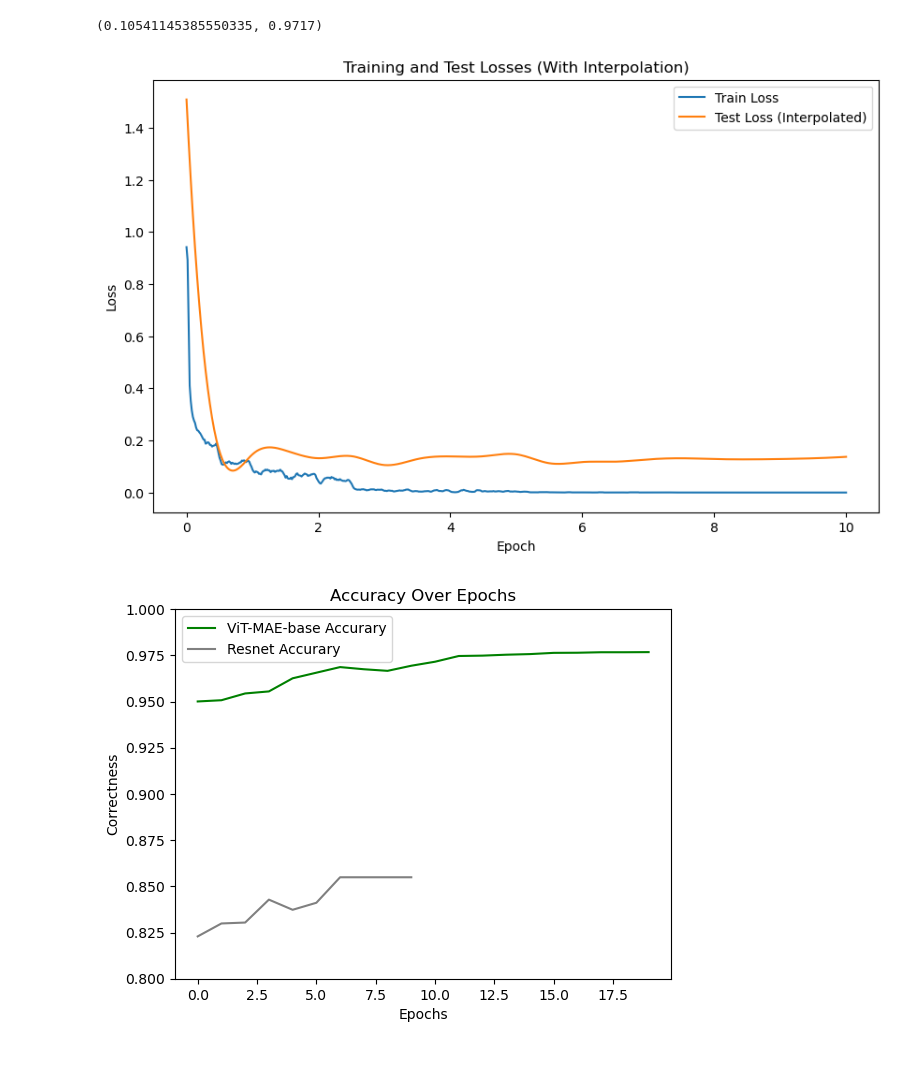
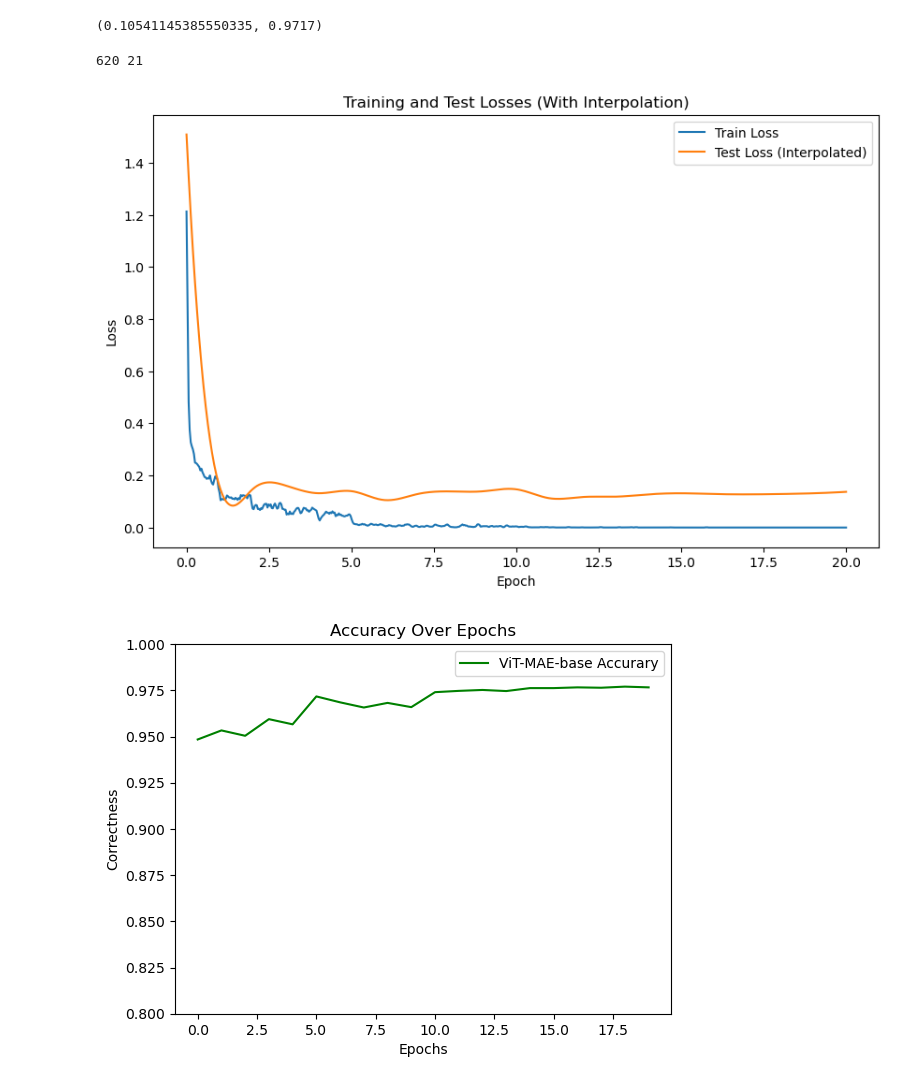
Before and after one commit to JiachenYuan/UIUC-cs543-final-project, a Jupyter notebook: vit_classification_e2e/playground.ipynb, the cells around one changed output. Saved outputs shown, nothing was run; the diff lists cells and outputs as text; code cells hidden in the pictures.

```diff
--- a/vit_classification_e2e/playground.ipynb
+++ b/vit_classification_e2e/playground.ipynb
@@ -242,6 +244,10 @@ model.to(device)
 evaluate_model(testloader)
 # %% [output]
 (0.10541145385550335, 0.9717)
+# %%
+print(len(train_losses), len(test_losses))
+# %% [output]
+620 21
 # %%
 from scipy.interpolate import interp1d
 from scipy.ndimage import uniform_filter1d
@@ -250,13 +256,13 @@ train_losses = np.load('train_losses.npy')
 test_losses = np.load('test_losses.npy')
 test_acc = np.load('test_correctness.npy')
 
-window_size = 5
+window_size = 3
 train_losses_smoothed = uniform_filter1d(train_losses, size=window_size, mode='reflect')
 test_losses = np.insert(test_losses, 0, train_losses[0])
 len_train_losses = len(train_losses)
 len_test_losses = len(test_losses)
 # Interpolating the test losses
-x_rescaled = np.linspace(0, 10, num=len_train_losses)
+x_rescaled = np.linspace(0, 20, num=len_train_losses)
 x_test = np.linspace(0, len_train_losses-1, num=len_test_losses) # Original x-axis for test losses
 f = interp1d(x_test, test_losses, kind='cubic')
 x_new = np.arange(0, len_train_losses) # New x-axis for interpolated test losses
@@ -269,35 +275,33 @@ plt.plot(x_rescaled, test_losses_interp, label='Test Loss (Interpolated)')
 plt.title('Training and Test Losses (With Interpolation)')
 plt.xlabel('Epoch')
 plt.ylabel('Loss')
 # plt.xlim(0, 10)
 plt.legend()
 plt.show()
 
 # # Plotting the accuracy
 # plt.figure(figsize=(10, 6))
 # test_acc = np.insert(test_acc, 0, 0.75)
 # f_acc = interp1d(x_test, test_acc, kind='cubic')
 # test_acc_interp = f_acc(x_new)
 
 
 # print(len(x_rescaled), len(test_acc_interp))
-window_size = 3
+window_size = 1
 test_correctness_smoothed = uniform_filter1d(test_acc, size=window_size, mode='nearest')
 # print(test_correctness_smoothed)
 plt.plot(test_correctness_smoothed, label='ViT-MAE-base Accurary', color='green')
-plt.plot(np.array([0.8229, 0.8299, 0.8304, 0.8428, 0.8373, 0.8411, 0.8549, 0.8549,
-       0.8549, 0.8549]), label='Resnet Accurary', color='gray')
 # Adding title and labels
 plt.title('Accuracy Over Epochs')
 plt.xlabel('Epochs')
 plt.ylabel('Correctness')
 plt.ylim(0.8, 1)
 
 # Adding legend
 plt.legend()
 
 # Show the plot
 plt.show()
 # %% [output]
-[figure, old version]
+[figure, new version]
-[figure, old version]
+[figure, new version]
```
Also changed, not shown: parts of 2 cells of this notebook, 4 other files.
